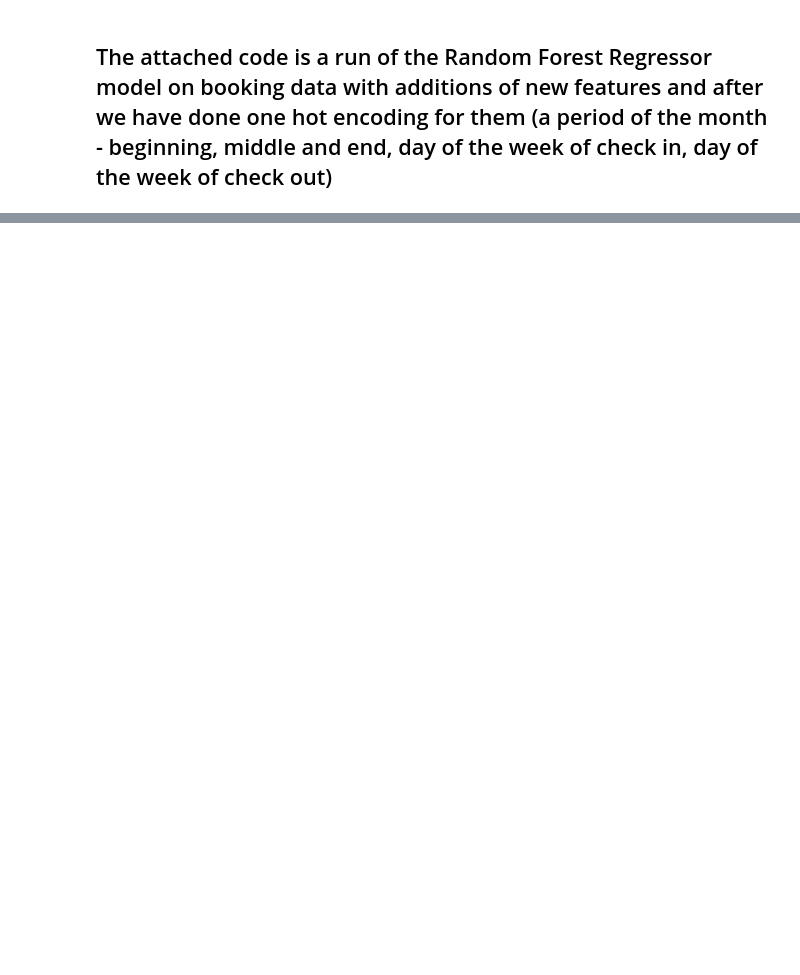
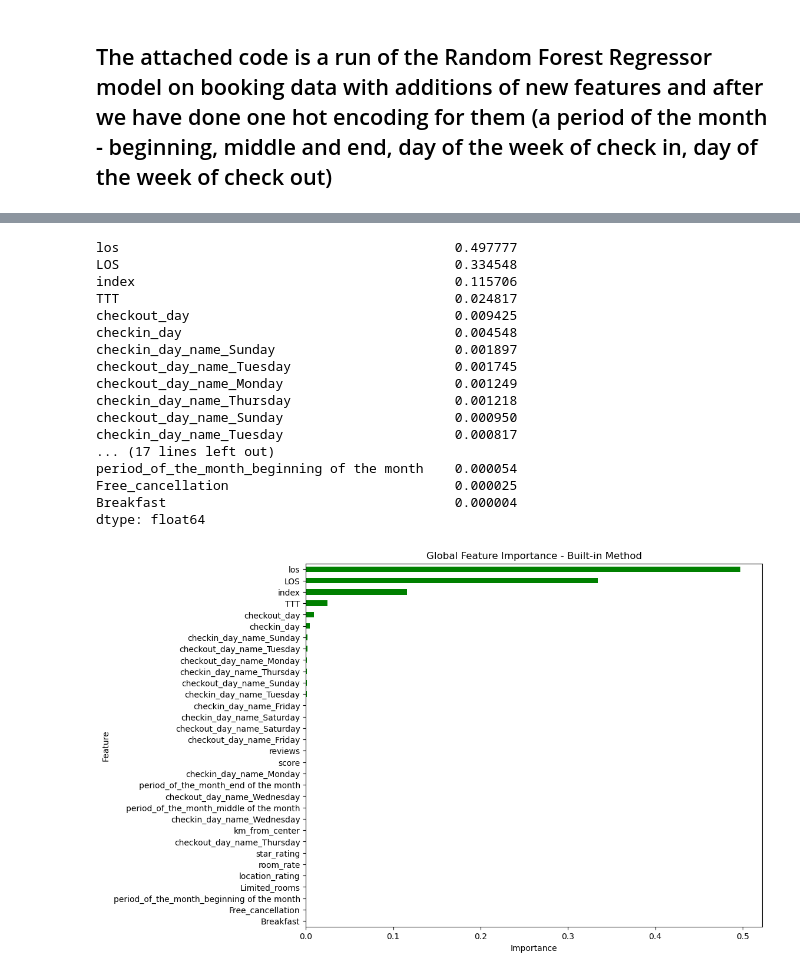
Before and after one commit to Omri5790/Data_Project, a Jupyter notebook: booking models/Random_Forest _Regressor_predict.ipynb, the cells around one changed output, grey strips where cells are left out. Drawn from its saved outputs; the diff is of its cells as text; code cells hidden in the pictures; blank space fills up the shorter version.

```diff
--- a/booking models/Random_Forest _Regressor_predict.ipynb
+++ b/booking models/Random_Forest _Regressor_predict.ipynb
@@ -310,0 +313,56 @@ Regarding the distribution of errors, it can be seen that it is relatively norma
+# %%
+import matplotlib.pyplot as plt
+import pandas as pd
+from sklearn.ensemble import RandomForestRegressor
+
+# Update the parameters of the RandomForestRegressor
+best_params = {
+    'max_depth': 12,
+    'min_samples_leaf': 4,
+    'min_samples_split': 6,
+    'n_estimators': 100,
+    'random_state': 42
+}
+
+lr10 = RandomForestRegressor(**best_params)
+lr10.fit(X_train, y_train)
+
+# Assuming X_train and X_test have the same columns
+feature_names = X_train.columns
+
+# Convert feature importances to a pandas Series
+global_importances = pd.Series(lr10.feature_importances_, index=feature_names)
+
+# Sort the importances Series
+global_importances_sorted = global_importances.sort_values(ascending=False)
+
+# Print the sorted feature importances
+print(global_importances_sorted)
+
+# Plot the sorted feature importances
+plt.figure(figsize=(10, 8))
+global_importances_sorted.plot(kind='barh', color='green')
+plt.xlabel("Importance")
+plt.ylabel("Feature")
+plt.title("Global Feature Importance - Built-in Method")
+plt.gca().invert_yaxis()  # To display the most important feature at the top
+plt.show()
+# %% [output]
+los                                           0.497777
+LOS                                           0.334548
+index                                         0.115706
+TTT                                           0.024817
+checkout_day                                  0.009425
+checkin_day                                   0.004548
+checkin_day_name_Sunday                       0.001897
+checkout_day_name_Tuesday                     0.001745
+checkout_day_name_Monday                      0.001249
+checkin_day_name_Thursday                     0.001218
+checkout_day_name_Sunday                      0.000950
+checkin_day_name_Tuesday                      0.000817
+... (17 lines left out)
+period_of_the_month_beginning of the month    0.000054
+Free_cancellation                             0.000025
+Breakfast                                     0.000004
+dtype: float64
+[figure, added]
```
Also changed, not shown: parts of 7 cells of this notebook, 1 other file.
